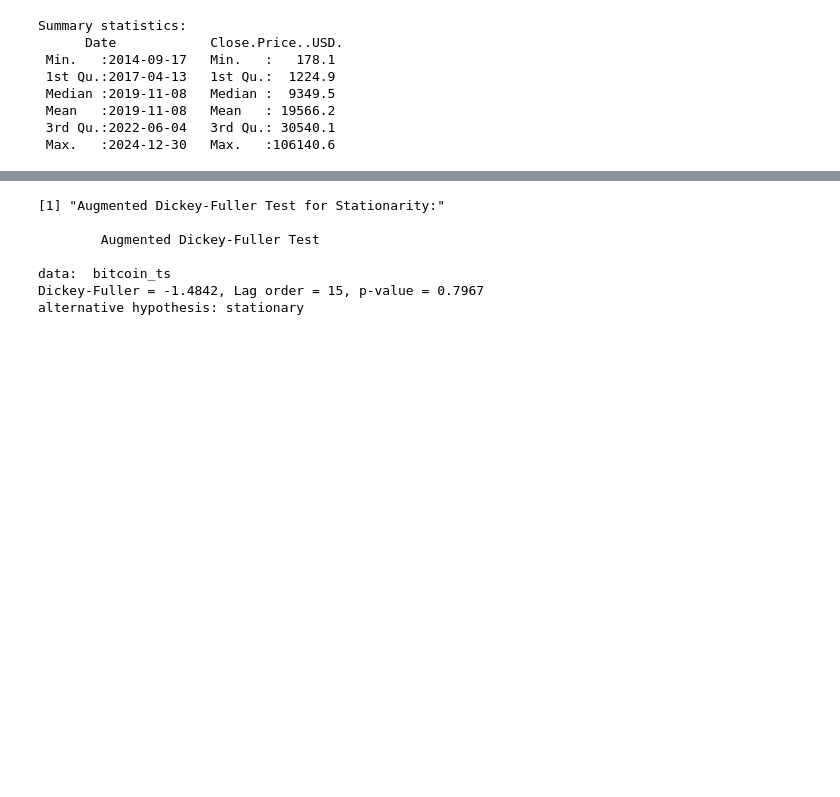
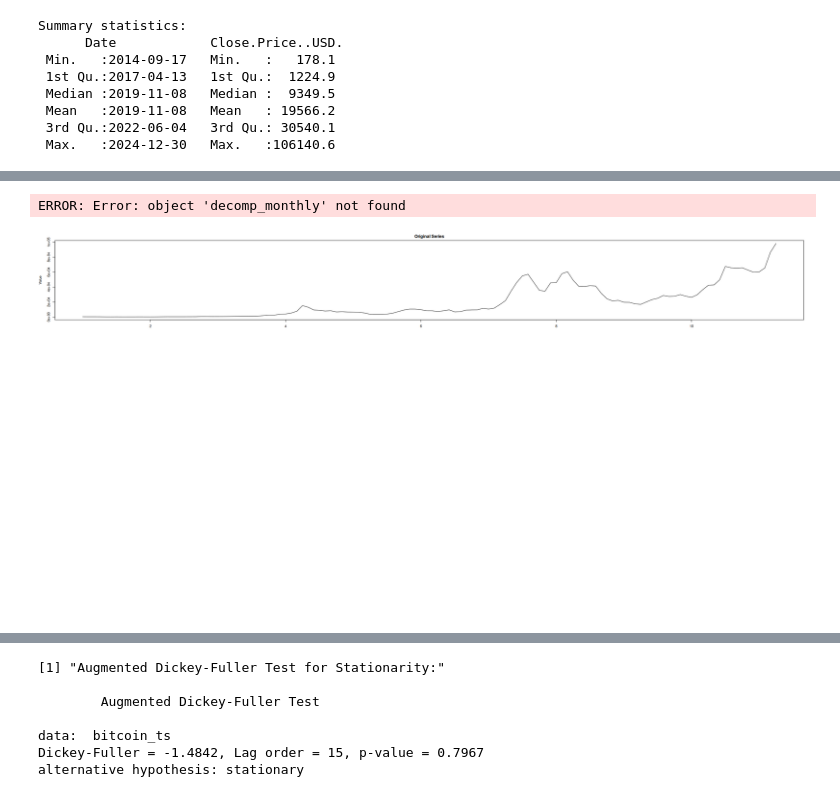
Before and after one commit to LyesHADJAR/TSAC-Individual-Project, a Jupyter notebook: notebooks/bitcoin-prices-analysis.ipynb, the cells around one changed output, grey strips where cells are left out. Cells and saved outputs as stored; diff of their text form; code cells hidden in the pictures; blank space fills up the shorter version.

```diff
--- a/notebooks/bitcoin-prices-analysis.ipynb
+++ b/notebooks/bitcoin-prices-analysis.ipynb
@@ -92,0 +98,19 @@ print(p1)
+# %%
+# Add decomposition of the series to see trend and seasonality
+# Convert to monthly data for better seasonal analysis
+bitcoin_monthly <- ts(
+  aggregate(Close.Price..USD. ~ format(Date, "%Y-%m"), bitcoin_data, mean)$Close.Price..USD.,
+  frequency = 12
+)
+# %%
+# Create separate plots for each component
+par(bg = "white")
+par(mfrow = c(4, 1), mar = c(2, 4, 2, 1))
+plot(bitcoin_monthly, main = "Original Series", ylab = "Value")
+plot(decomp_monthly$trend, main = "Trend Component", ylab = "Trend")
+plot(decomp_monthly$seasonal, main = "Seasonal Component", ylab = "Seasonal")
+plot(decomp_monthly$random, main = "Random Component", ylab = "Random")
+par(mfrow = c(1, 1))
+# %% [output]
+ERROR: Error: object 'decomp_monthly' not found
+[figure, added]
```
Also changed, not shown: parts of 61 cells of this notebook.
